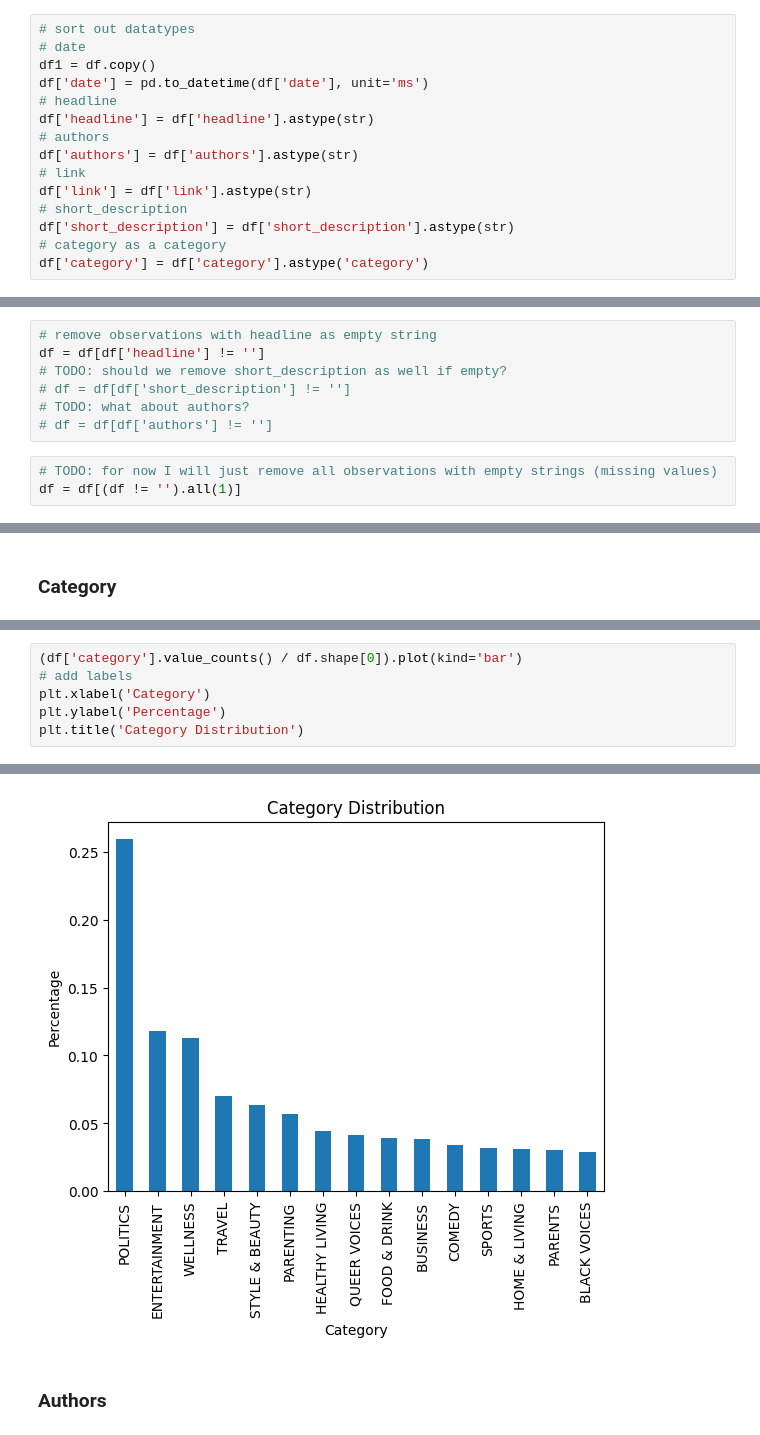
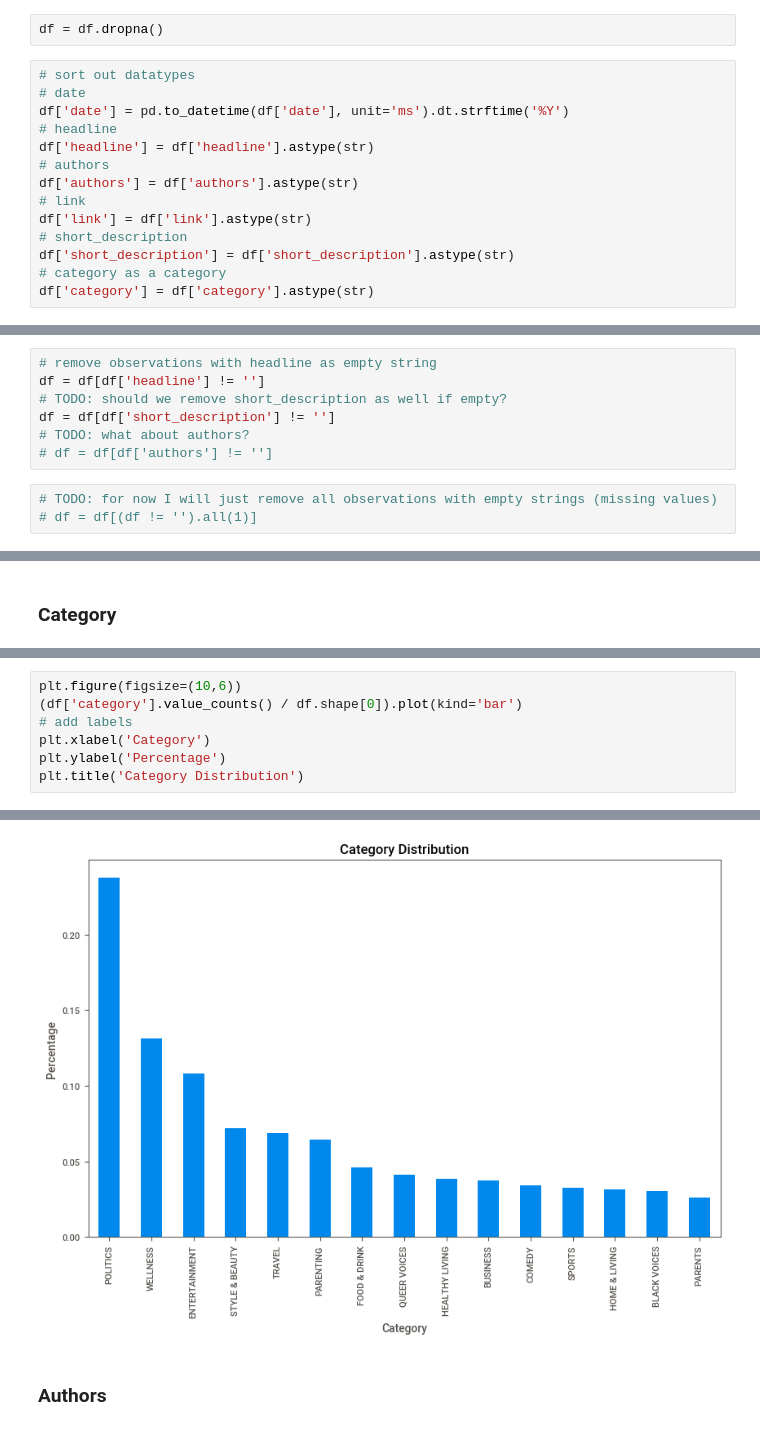
Before and after one commit to benjordan98/intelligent_sys_assignment2, a Jupyter notebook: code.ipynb, the cells around one changed output, grey strips where cells are left out. Drawn from its saved outputs; the diff is of its cells as text.

```diff
--- a/code.ipynb
+++ b/code.ipynb
@@ -92,8 +83,9 @@ report.show_notebook(layout='vertical', w=1080, h=720, scale=1)
+# %%
+df = df.dropna()
 # %%
 # sort out datatypes
 # date
-df1 = df.copy()
-df['date'] = pd.to_datetime(df['date'], unit='ms')
+df['date'] = pd.to_datetime(df['date'], unit='ms').dt.strftime('%Y')
 # headline
 df['headline'] = df['headline'].astype(str)
 # authors
@@ -103,6 +95,6 @@ df['link'] = df['link'].astype(str)
 # short_description
 df['short_description'] = df['short_description'].astype(str)
 # category as a category
-df['category'] = df['category'].astype('category')
+df['category'] = df['category'].astype(str)
 # %% [markdown]
 # Exploratory Data Analysis
@@ -184,12 +138,12 @@ df[df['headline'] == '']
 # remove observations with headline as empty string
 df = df[df['headline'] != '']
 # TODO: should we remove short_description as well if empty?
-# df = df[df['short_description'] != '']
+df = df[df['short_description'] != '']
 # TODO: what about authors?
 # df = df[df['authors'] != '']
 # %%
 # TODO: for now I will just remove all observations with empty strings (missing values)
-df = df[(df != '').all(1)]
+# df = df[(df != '').all(1)]
 # %% [markdown]
 Insights:
 - There is missingness
@@ -219,12 +188,13 @@ Name: category, dtype: int64
 # %%
+plt.figure(figsize=(10,6))
 (df['category'].value_counts() / df.shape[0]).plot(kind='bar')
 # add labels
 plt.xlabel('Category')
 plt.ylabel('Percentage')
 plt.title('Category Distribution')
 # %% [output]
 Text(0.5, 1.0, 'Category Distribution')
-[figure, old version]
+[figure, new version]
 # %% [markdown]
 ### Authors
 # %%
```
Also changed, not shown: parts of 24 cells of this notebook.
